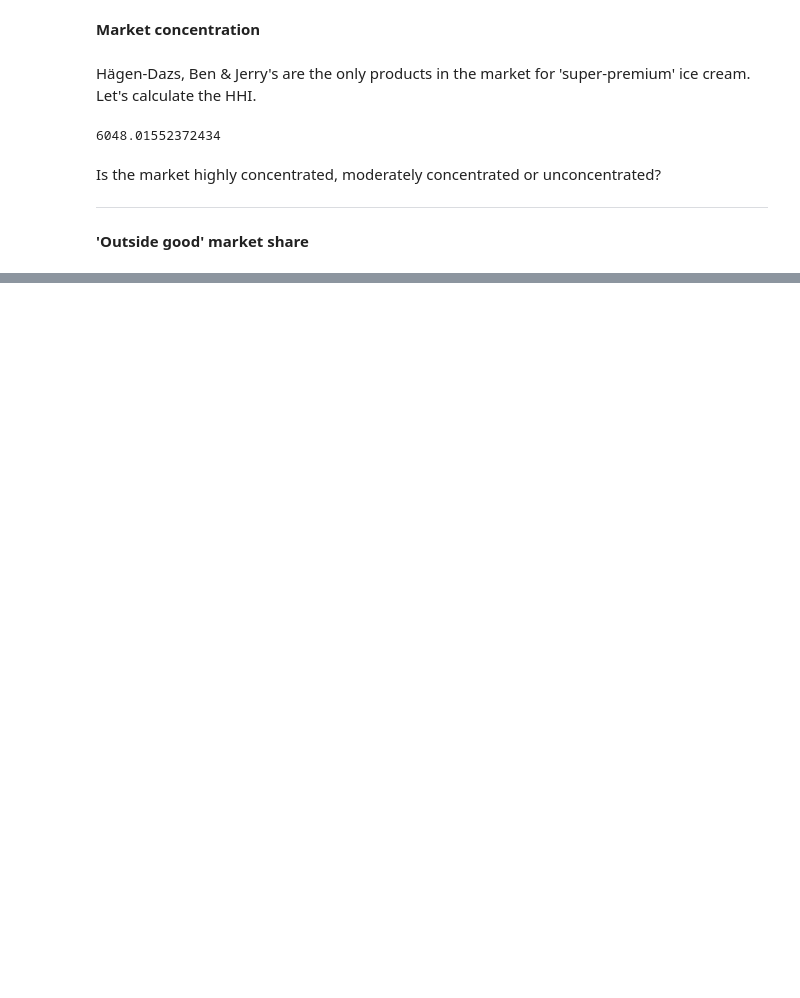
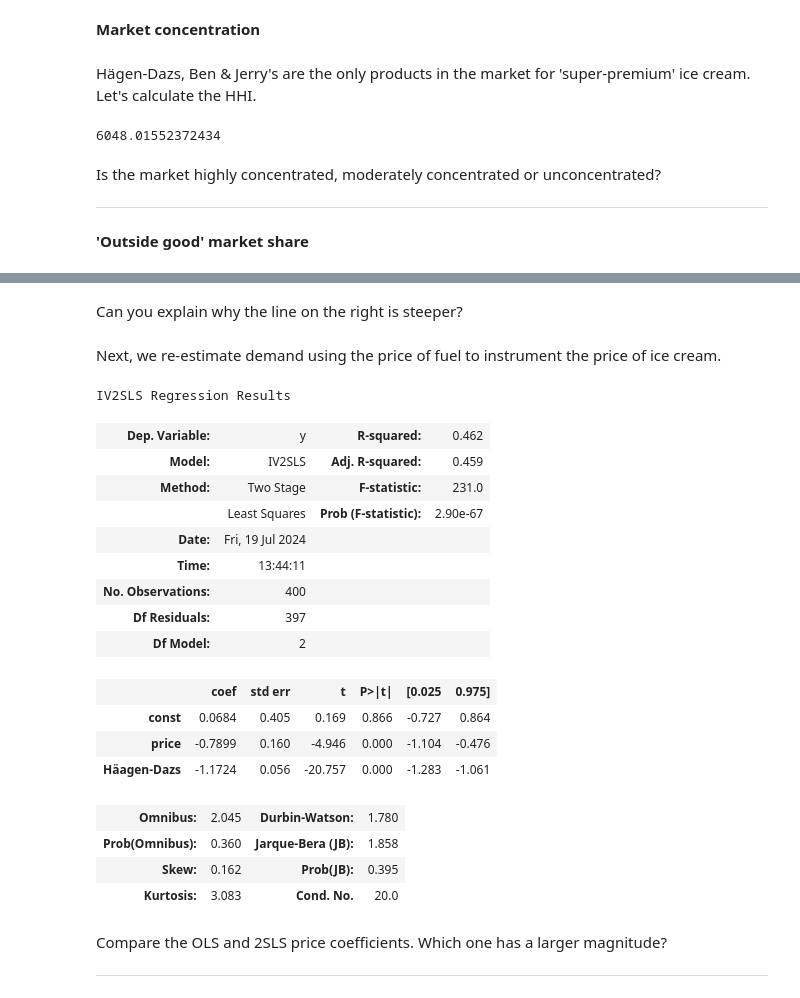
Before and after one commit to floriandendorfer/demand-estimation, a Jupyter notebook: code.ipynb, the cells around one changed output, grey strips where cells are left out. Drawn from its saved outputs; the diff is of its cells as text; code cells hidden in the pictures; blank space fills up the shorter version.

```diff
--- a/code.ipynb
+++ b/code.ipynb
@@ -133,0 +220,32 @@ ols_result.summary()
+# %% [markdown]
+Can you explain why the line on the right is steeper?
+# %% [markdown]
+Next, we re-estimate demand using the price of fuel to instrument the price of ice cream.
+# %%
+twosls = IV2SLS(np.log(data['s']) - np.log(data['s0']), sm.add_constant(data[['price','Häagen-Dazs']]), instrument = sm.add_constant(data[['fuel cost','Häagen-Dazs']]))
+twosls_result = twosls.fit()
+const, alpha, beta = twosls_result.params.round(2)
+twosls_result.summary()
+# %% [output]
+IV2SLS Regression Results
+| Dep. Variable: | y | R-squared: | 0.462 |
+| Model: | IV2SLS | Adj. R-squared: | 0.459 |
+| Method: | Two Stage | F-statistic: | 231.0 |
+|  | Least Squares | Prob (F-statistic): | 2.90e-67 |
+| Date: | Fri, 19 Jul 2024 |  |  |
+| Time: | 13:44:11 |  |  |
+| No. Observations: | 400 |  |  |
+| Df Residuals: | 397 |  |  |
+| Df Model: | 2 |  |  |
+|  | coef | std err | t | P>|t| | [0.025 | 0.975] |
+| const | 0.0684 | 0.405 | 0.169 | 0.866 | -0.727 | 0.864 |
+| price | -0.7899 | 0.160 | -4.946 | 0.000 | -1.104 | -0.476 |
+| Häagen-Dazs | -1.1724 | 0.056 | -20.757 | 0.000 | -1.283 | -1.061 |
+| Omnibus: | 2.045 | Durbin-Watson: | 1.780 |
+| Prob(Omnibus): | 0.360 | Jarque-Bera (JB): | 1.858 |
+| Skew: | 0.162 | Prob(JB): | 0.395 |
+| Kurtosis: | 3.083 | Cond. No. | 20.0 |
+# %% [markdown]
+Compare the OLS and 2SLS price coefficients. Which one has a larger magnitude?
+
+----
```
Also changed, not shown: parts of 18 cells of this notebook.
